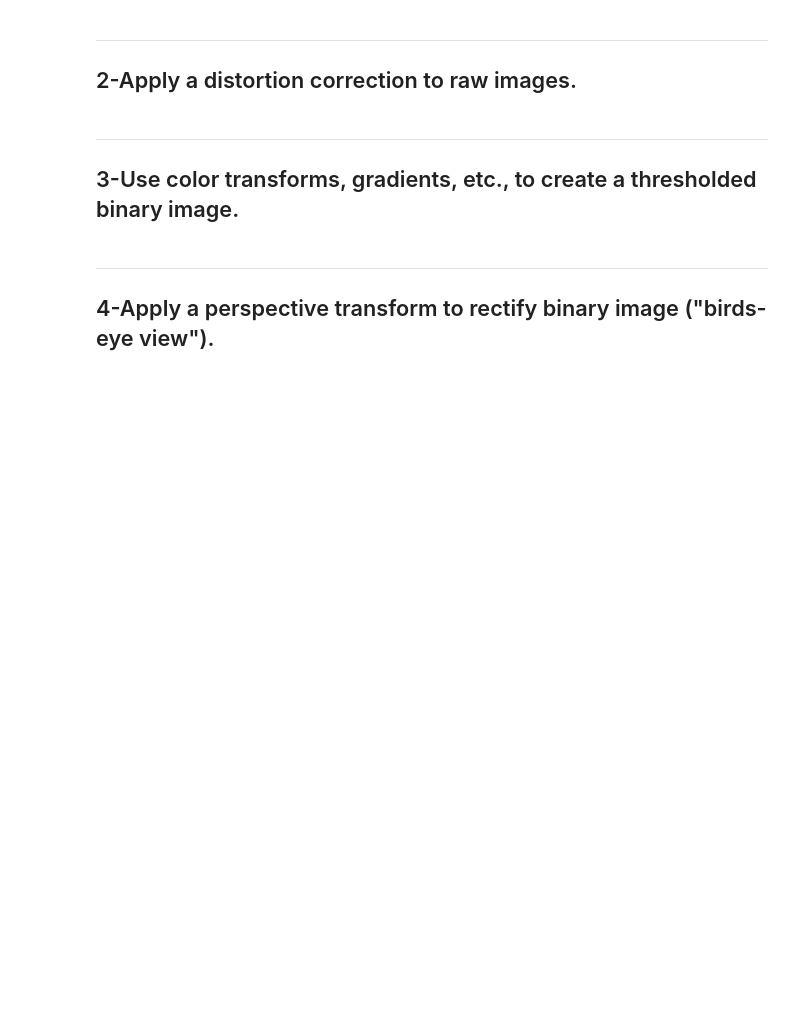
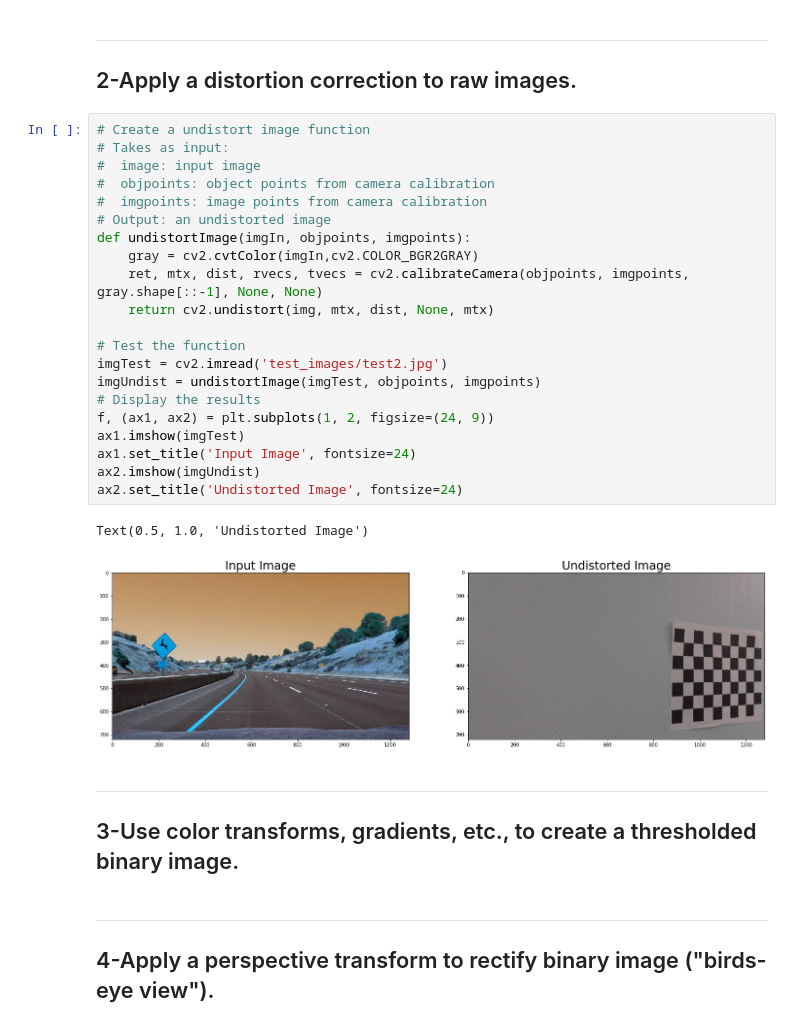
Before and after one commit to dringakn/CarND-Advanced-Lane-Lines, a Jupyter notebook: solution.ipynb, the cells around one changed output. Saved outputs shown, nothing was run; the diff lists cells and outputs as text; blank space fills up the shorter version.

Commit message:
feat: Create undistort image function
Create an function which takes an image and object and image points (obtained from camera calibration) and use those to return an undistorted image

```diff
--- a/solution.ipynb
+++ b/solution.ipynb
@@ -50,6 +51,30 @@ ret, mtx, dist, rvecs, tvecs = cv2.calibrateCamera(objpoints, imgpoints, gray.sh
 # %% [markdown]
 ---
 ## 2-Apply a distortion correction to raw images.
+# %%
+# Create a undistort image function
+# Takes as input:
+#  image: input image
+#  objpoints: object points from camera calibration
+#  imgpoints: image points from camera calibration
+# Output: an undistorted image
+def undistortImage(imgIn, objpoints, imgpoints):
+    gray = cv2.cvtColor(imgIn,cv2.COLOR_BGR2GRAY)
+    ret, mtx, dist, rvecs, tvecs = cv2.calibrateCamera(objpoints, imgpoints, gray.shape[::-1], None, None)
+    return cv2.undistort(img, mtx, dist, None, mtx)
+
+# Test the function
+imgTest = cv2.imread('test_images/test2.jpg')
+imgUndist = undistortImage(imgTest, objpoints, imgpoints)
+# Display the results
+f, (ax1, ax2) = plt.subplots(1, 2, figsize=(24, 9))
+ax1.imshow(imgTest)
+ax1.set_title('Input Image', fontsize=24)
+ax2.imshow(imgUndist)
+ax2.set_title('Undistorted Image', fontsize=24)
+# %% [output]
+Text(0.5, 1.0, 'Undistorted Image')
+[figure, added]
 # %% [markdown]
 ---
 ## 3-Use color transforms, gradients, etc., to create a thresholded binary image.
```
Also changed, not shown: parts of 1 cell of this notebook.
